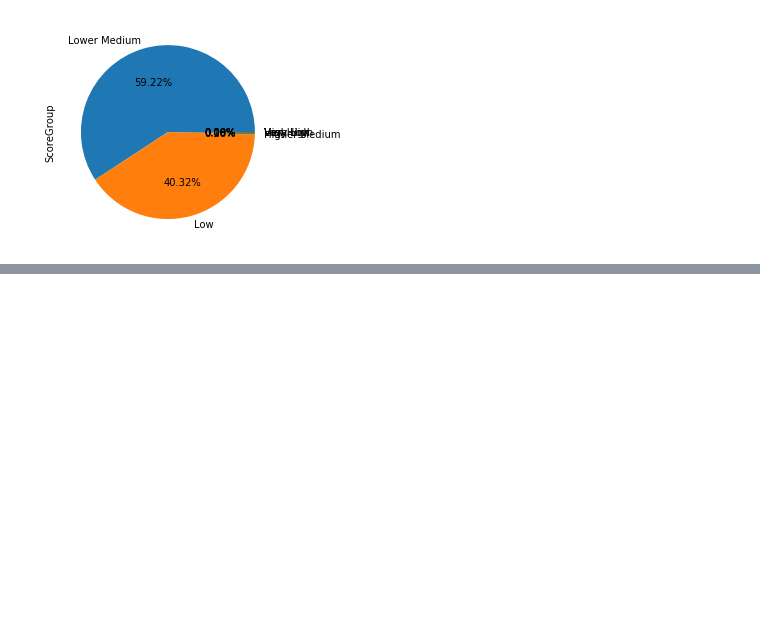
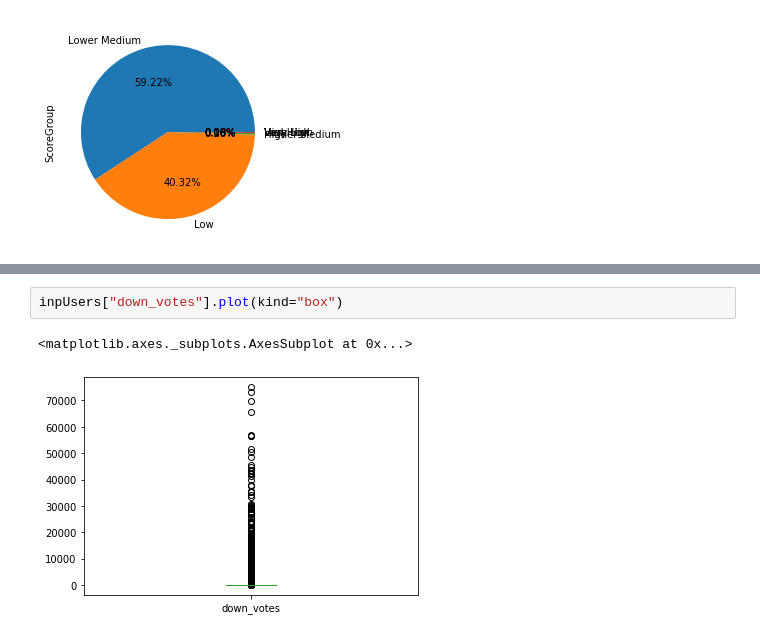
Before and after one commit to KarthikeyanVenkataraman/edastackoverflow, a Jupyter notebook: StackOverFlow_Draft.ipynb, the cells around one changed output, grey strips where cells are left out. Saved outputs shown, nothing was run; the diff lists cells and outputs as text; blank space fills up the shorter version.

```diff
--- a/StackOverFlow_Draft.ipynb
+++ b/StackOverFlow_Draft.ipynb
@@ -652,0 +684,5 @@ inpAns.ScoreGroup.value_counts(normalize=True).plot(kind="pie",  autopct='%1.2f%
+# %%
+inpUsers["down_votes"].plot(kind="box")
+# %% [output]
+<matplotlib.axes._subplots.AxesSubplot at 0x...>
+[figure, added]
```
Also changed, not shown: parts of 18 cells of this notebook.
